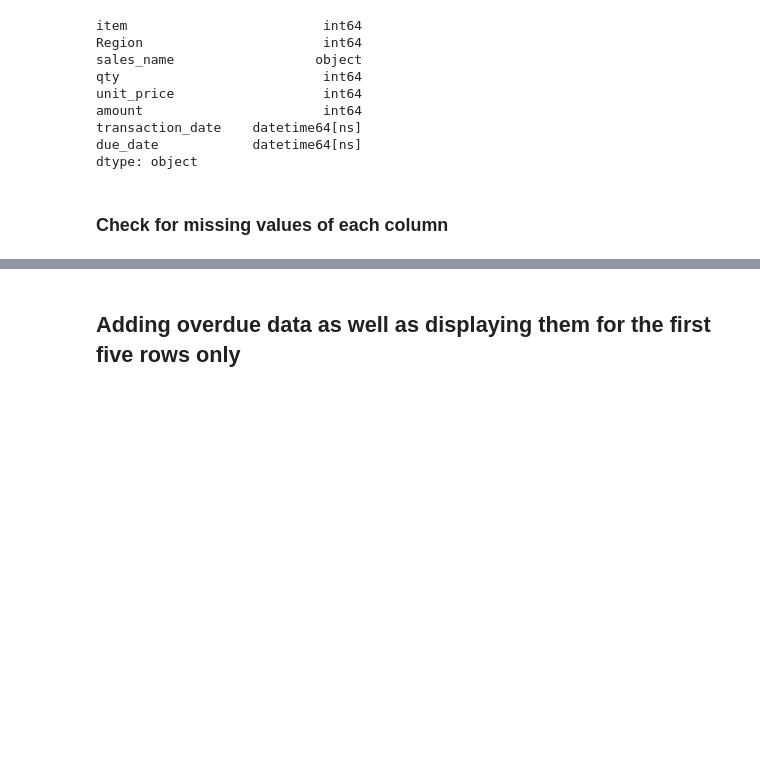
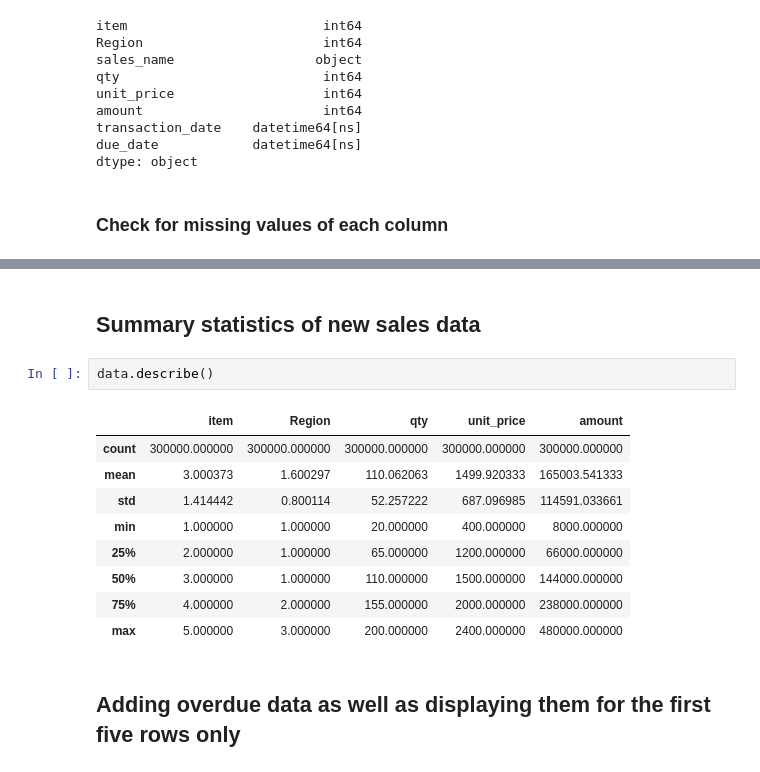
Before and after one commit to luckyp71/python_numpy_matplotlib_pandas, a Jupyter notebook: python_numpy_matplotlib_pandas.ipynb, the cells around one changed output, grey strips where cells are left out. Drawn from its saved outputs; the diff is of its cells as text; blank space fills up the shorter version.

Commit message:
Adding new sales data for clustering using scikit-learn

```diff
--- a/python_numpy_matplotlib_pandas.ipynb
+++ b/python_numpy_matplotlib_pandas.ipynb
@@ -284,4 +282,18 @@ overdue             False
 dtype: bool
+# %% [markdown]
+## Summary statistics of new sales data
+# %%
+data.describe()
+# %% [output]
+|  | item | Region | qty | unit_price | amount |
+| count | 300000.000000 | 300000.000000 | 300000.000000 | 300000.000000 | 300000.000000 |
+| mean | 3.000373 | 1.600297 | 110.062063 | 1499.920333 | 165003.541333 |
+| std | 1.414442 | 0.800114 | 52.257222 | 687.096985 | 114591.033661 |
+| min | 1.000000 | 1.000000 | 20.000000 | 400.000000 | 8000.000000 |
+| 25% | 2.000000 | 1.000000 | 65.000000 | 1200.000000 | 66000.000000 |
+| 50% | 3.000000 | 1.000000 | 110.000000 | 1500.000000 | 144000.000000 |
+| 75% | 4.000000 | 2.000000 | 155.000000 | 2000.000000 | 238000.000000 |
+| max | 5.000000 | 3.000000 | 200.000000 | 2400.000000 | 480000.000000 |
 # %% [markdown]
 ## Adding overdue data as well as displaying them for the first five rows only
 # %%
```
Also changed, not shown: parts of 4 cells of this notebook, 1 other file.
